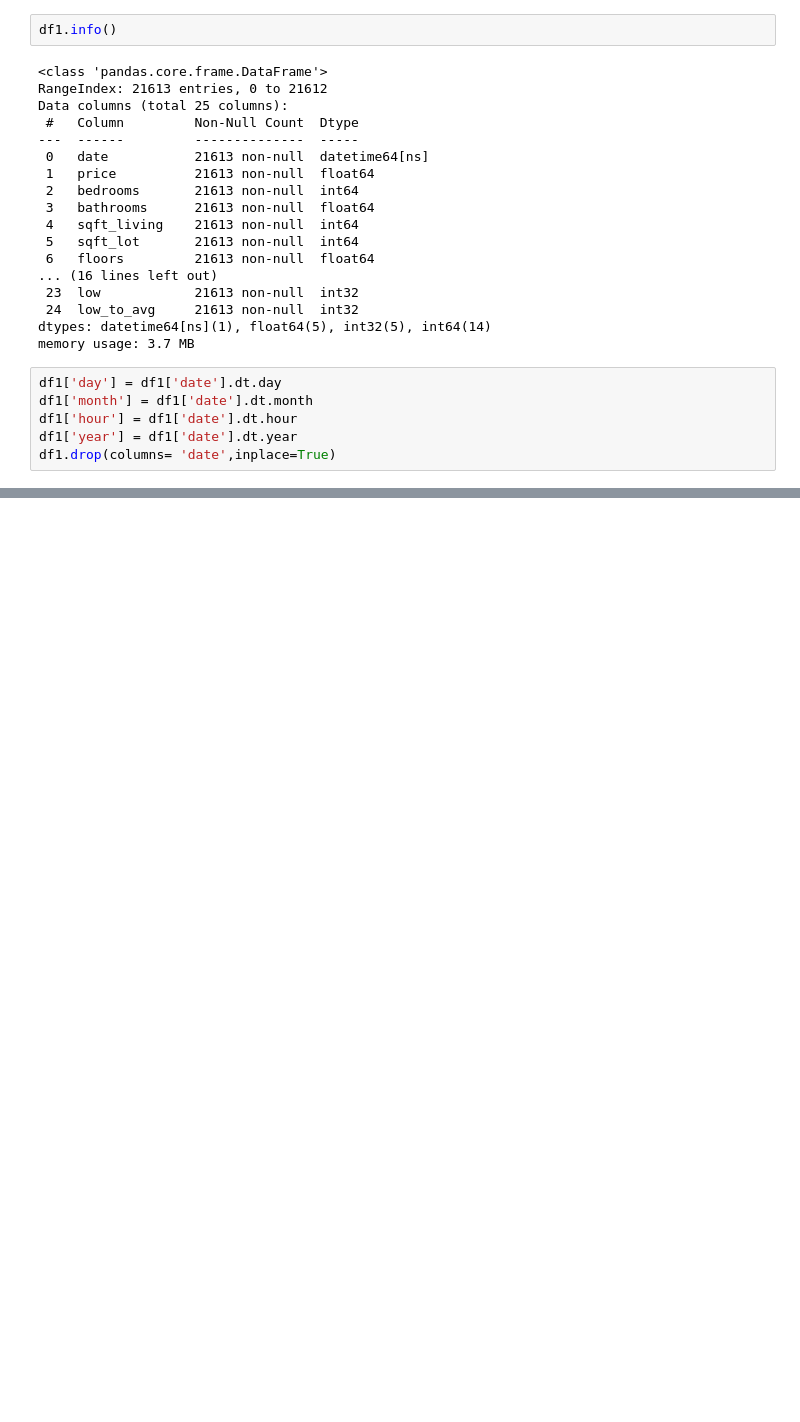
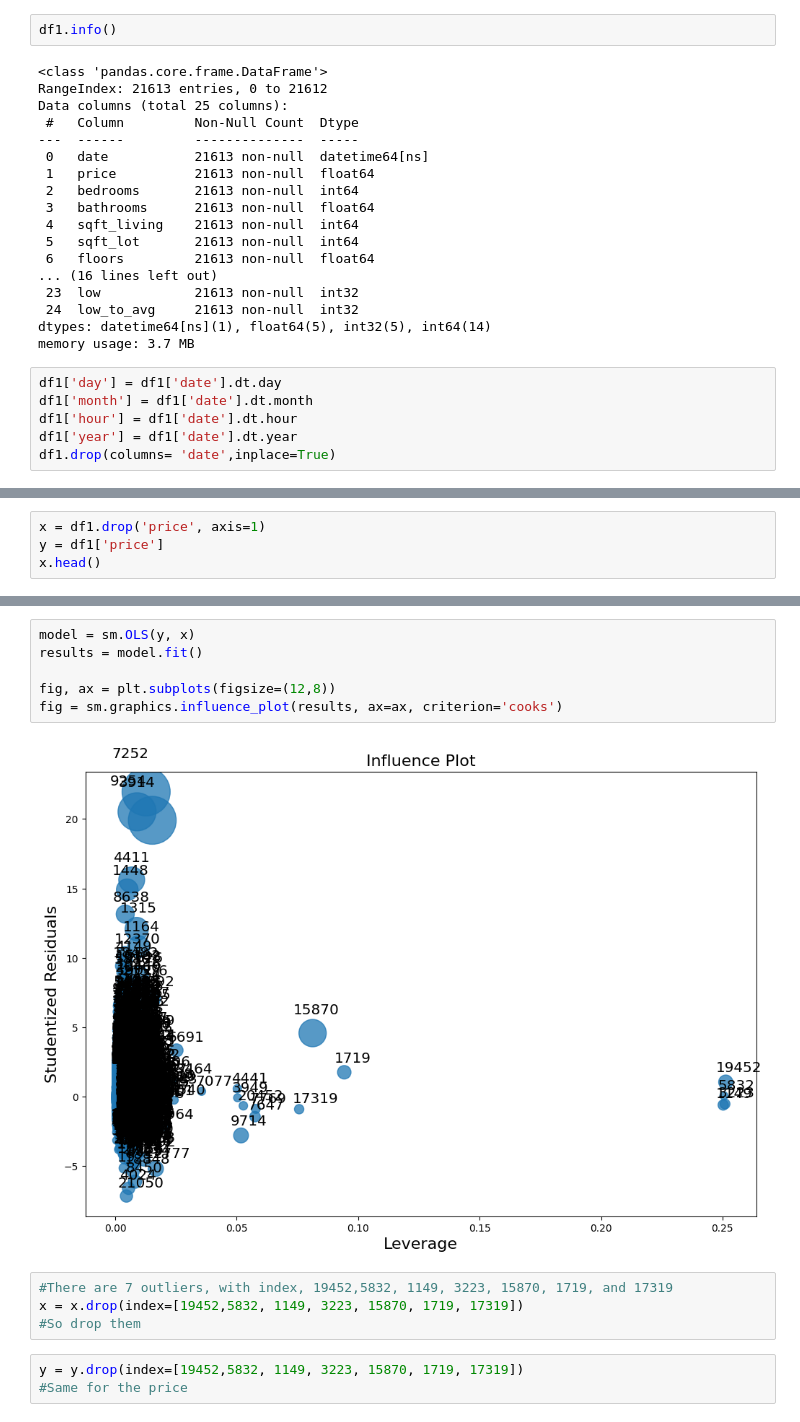
Before and after one commit to ChuHongHeMike/schulich_data_science_he55, a Jupyter notebook: Assignment/A3.ipynb, the cells around one changed output, grey strips where cells are left out. Drawn from its saved outputs; the diff is of its cells as text; blank space fills up the shorter version.

```diff
--- a/Assignment/A3.ipynb
+++ b/Assignment/A3.ipynb
@@ -132,0 +124,4 @@ df1.head()
+# %%
+x = df1.drop('price', axis=1)
+y = df1['price']
+x.head()
@@ -132,0 +136,15 @@ df1.head()
+# %%
+model = sm.OLS(y, x)
+results = model.fit()
+
+fig, ax = plt.subplots(figsize=(12,8))
+fig = sm.graphics.influence_plot(results, ax=ax, criterion='cooks')
+# %% [output]
+[figure, added]
+# %%
+#There are 7 outliers, with index, 19452,5832, 1149, 3223, 15870, 1719, and 17319
+x = x.drop(index=[19452,5832, 1149, 3223, 15870, 1719, 17319])
+#So drop them
+# %%
+y = y.drop(index=[19452,5832, 1149, 3223, 15870, 1719, 17319])
+#Same for the price
```
Also changed, not shown: parts of 7 cells of this notebook.
